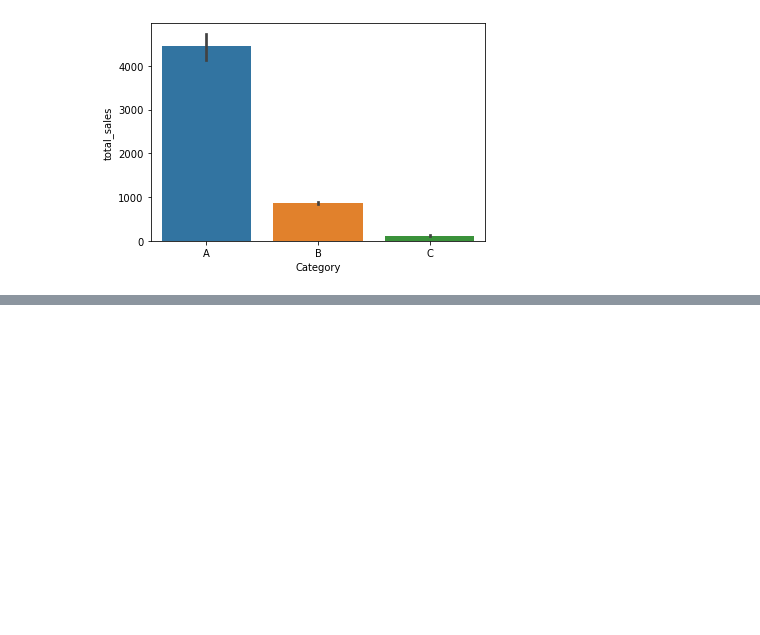
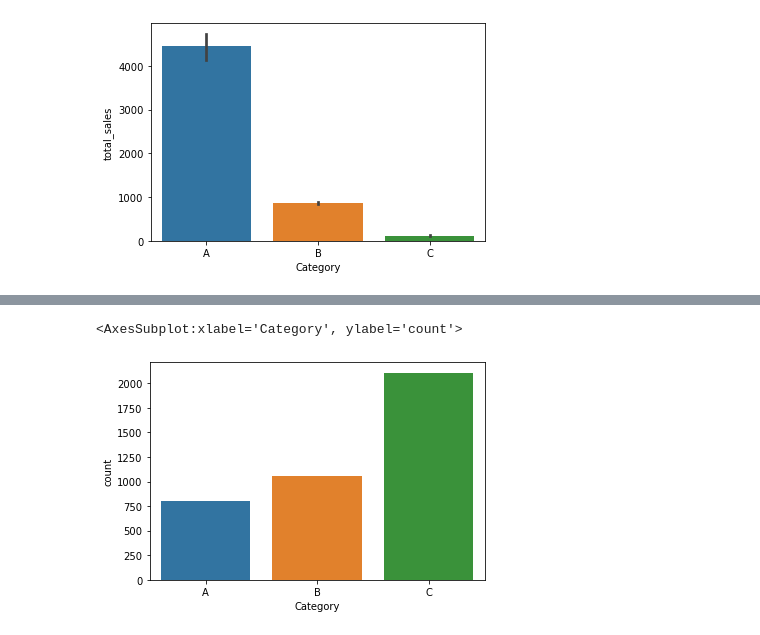
Before and after one commit to Naveen-janakiraman/Projects, a Jupyter notebook: Supply chain datascience- ABC Analysis.ipynb, the cells around one changed output, grey strips where cells are left out. Cells and saved outputs as stored; diff of their text form; code cells hidden in the pictures; blank space fills up the shorter version.

```diff
--- a/Supply chain datascience- ABC Analysis.ipynb
+++ b/Supply chain datascience- ABC Analysis.ipynb
@@ -322,0 +399,3 @@ sns.barplot(data=mix_segregated[mix_segregated['storeofsku']=='Canada'],x='produ
+# %%
+sns.countplot(segregated_sales['Category'])
+# %% [output]
@@ -322,0 +403,2 @@ sns.barplot(data=mix_segregated[mix_segregated['storeofsku']=='Canada'],x='produ
+<AxesSubplot:xlabel='Category', ylabel='count'>
+[figure, added]
```
Also changed, not shown: parts of 61 cells of this notebook.
